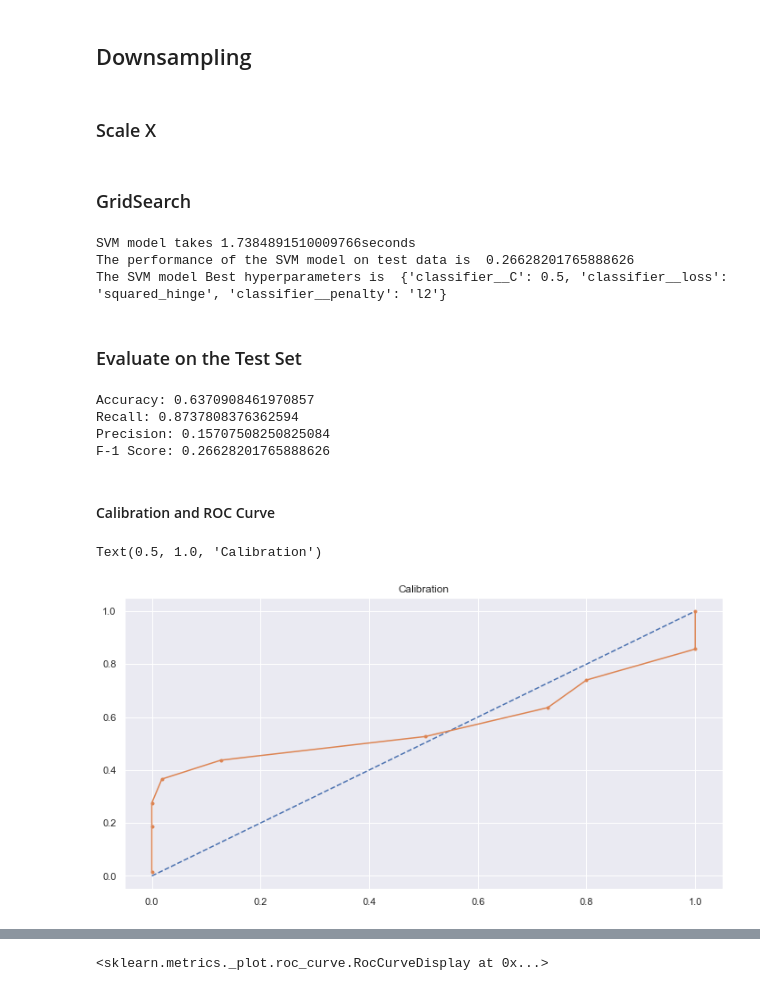
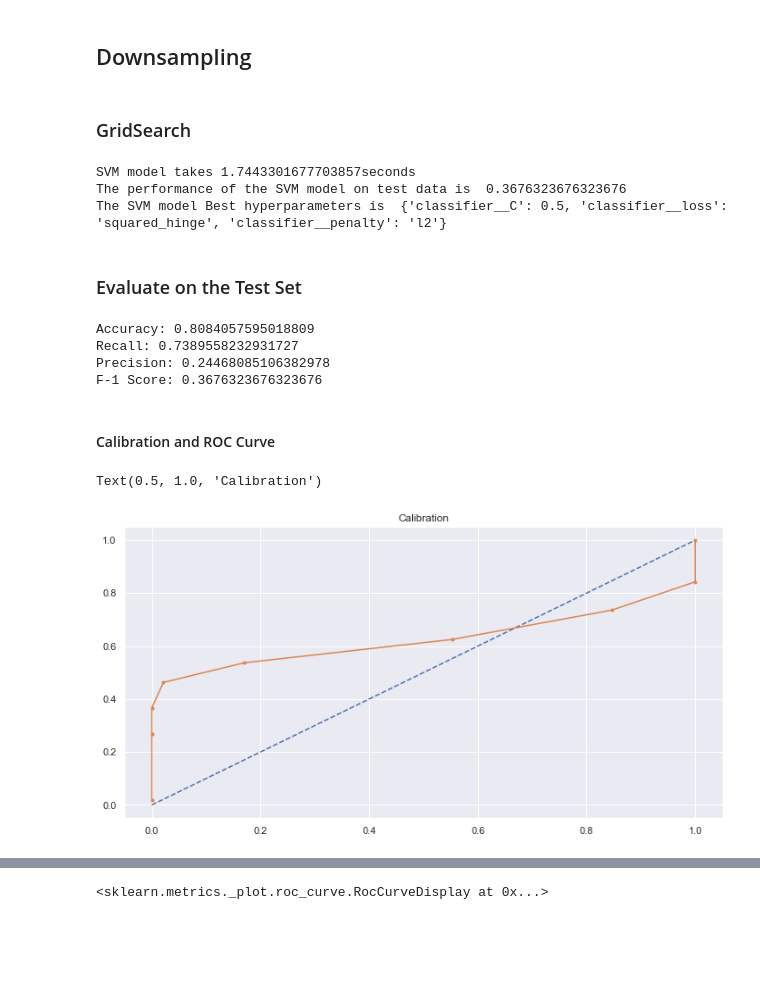
Before and after one commit to lukaswangbk/Delivery-Delay-Prediction, a Jupyter notebook: Notebook/3_3_SVM.ipynb, the cells around one changed output, grey strips where cells are left out. Drawn from its saved outputs; the diff is of its cells as text; code cells hidden in the pictures; blank space fills up the shorter version.

Commit message:
modified: dummy & svm
Change the dataset to be used in both models to the scaled data.

Add the feature importances in both models.

Signed-off-by: simonameng <simonameng97@gmail.com>

```diff
--- a/Notebook/3_3_SVM.ipynb
+++ b/Notebook/3_3_SVM.ipynb
@@ -4,6 +4,6 @@
 # %% [markdown]
 # Load Dataset and Data Split
 # %%
-df  = pd.read_csv('../Dataset/brazilian_ecommerce_encoded.csv')
+df  = pd.read_csv('../Dataset/brazilian_ecommerce_encoded_scaled.csv')
 y = df["is_delayed"]
 X = df.drop(["is_delayed"], axis=1, inplace=False)
@@ -47,10 +38,10 @@ pipe_SVM = make_pipeline(GridSearchCV(pipe_SVM_tune,
                                       n_jobs=-1,
                                       scoring=['recall','f1'],
                                       refit='f1'))
-pipe_SVM.fit(X_dev_scaled, np.ravel(y_dev))
+pipe_SVM.fit(X_dev, np.ravel(y_dev))
 end3 = time()
 print("SVM model takes " + str(end3-start3) + "seconds")
-print("The performance of the SVM model on test data is ", pipe_SVM.score(X_test_scaled, y_test))
+print("The performance of the SVM model on test data is ", pipe_SVM.score(X_test, y_test))
 grid_search_SVM = pipe_SVM.named_steps["gridsearchcv"]
 print(f"The SVM model Best hyperparameters is ", grid_search_SVM.best_params_)
 # %% [output]
@@ -99,5 +104,3 @@ pickle.dump(pipe_SVM, open(filename, 'wb'))
 # %%
 rus = RandomUnderSampler(replacement=False, random_state=random_state)
 X_dev_us, y_dev_us = rus.fit_resample(X_dev, y_dev)
-# %% [markdown]
-### Scale X
@@ -123,20 +123,20 @@ pipe_SVM = make_pipeline(GridSearchCV(pipe_SVM_tune,
                                       n_jobs=-1,
                                       scoring=['recall','f1'],
                                       refit='f1'))
-pipe_SVM.fit(X_dev_us_scaled, np.ravel(y_dev_us))
+pipe_SVM.fit(X_dev_us, np.ravel(y_dev_us))
 end3 = time()
 print("SVM model takes " + str(end3-start3) + "seconds")
-print("The performance of the SVM model on test data is ", pipe_SVM.score(X_test_scaled, y_test))
+print("The performance of the SVM model on test data is ", pipe_SVM.score(X_test, y_test))
 grid_search_SVM = pipe_SVM.named_steps["gridsearchcv"]
 print(f"The SVM model Best hyperparameters is ", grid_search_SVM.best_params_)
 # %% [output]
-SVM model takes 1.7384891510009766seconds
-The performance of the SVM model on test data is  0.26628201765888626
+SVM model takes 1.7443301677703857seconds
+The performance of the SVM model on test data is  0.3676323676323676
 The SVM model Best hyperparameters is  {'classifier__C': 0.5, 'classifier__loss': 'squared_hinge', 'classifier__penalty': 'l2'}
 # %% [markdown]
 ### Evaluate on the Test Set
 # %%
-SVM_prediction = pipe_SVM.predict(X_test_scaled)
+SVM_prediction = pipe_SVM.predict(X_test)
 
 print(f'Accuracy: {accuracy_score(y_test,SVM_prediction)}')
 print(f'Recall: {recall_score(y_test,SVM_prediction)}')
@@ -145,21 +145,21 @@ print(f'F-1 Score: {f1_score(y_test,SVM_prediction)}')
 
 recall, precision = recall_score(y_test,SVM_prediction), precision_score(y_test,SVM_prediction)
 # %% [output]
-Accuracy: 0.6370908461970857
-Recall: 0.8737808376362594
-Precision: 0.15707508250825084
-F-1 Score: 0.26628201765888626
+Accuracy: 0.8084057595018809
+Recall: 0.7389558232931727
+Precision: 0.24468085106382978
+F-1 Score: 0.3676323676323676
 # %% [markdown]
 #### Calibration and ROC Curve
 # %%
-probs = pipe_SVM.decision_function(X_test_scaled)
+probs = pipe_SVM.decision_function(X_test)
 a, b = calibration_curve(y_test, probs, n_bins=10, normalize=True)
 plt.plot([0, 1], [0, 1], linestyle='--')
 plt.plot(a, b, marker='.')
 plt.title("Calibration")
 # %% [output]
 Text(0.5, 1.0, 'Calibration')
-[figure, old version]
+[figure, new version]
 # %%
 PrecisionRecallDisplay.from_predictions(y_test, probs)
 plt.plot(recall,precision,'ro');
```
Also changed, not shown: parts of 14 cells of this notebook, 6 other files.
